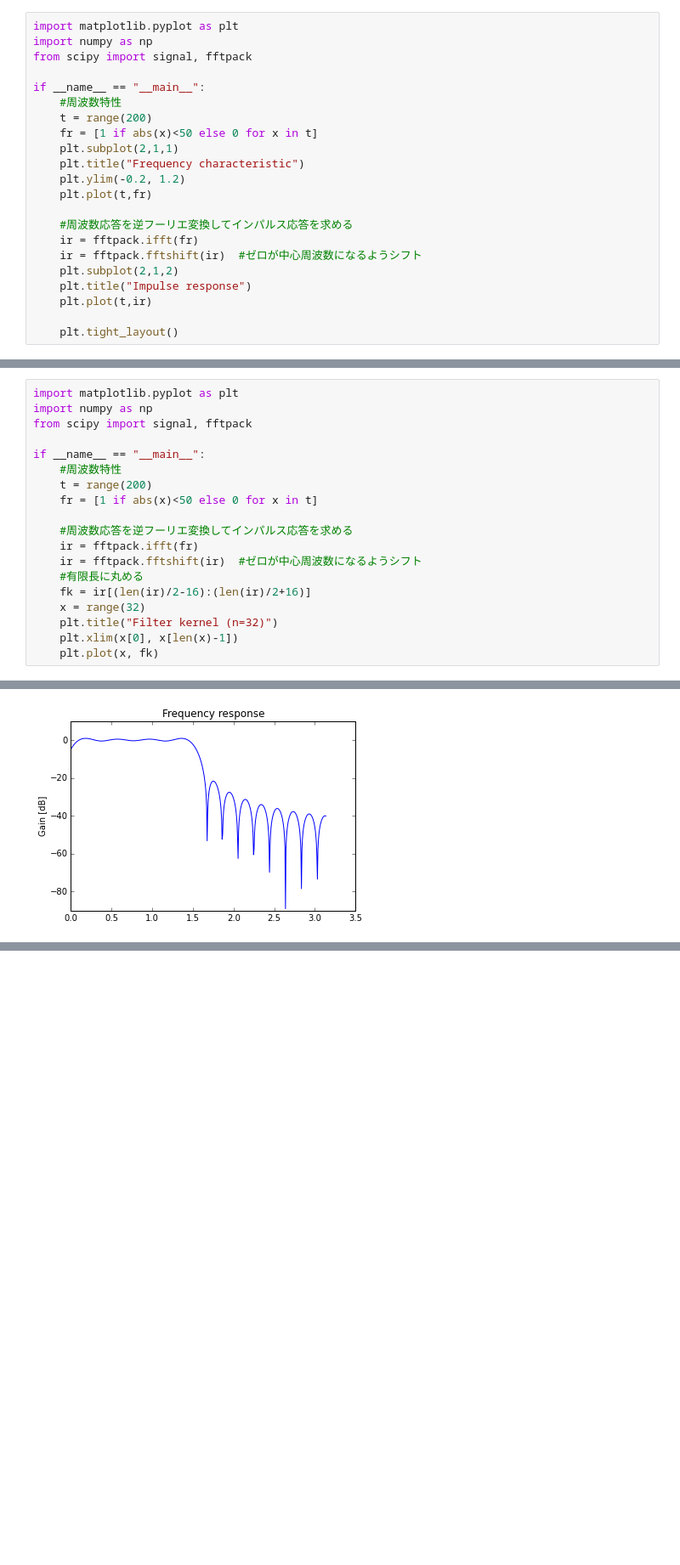
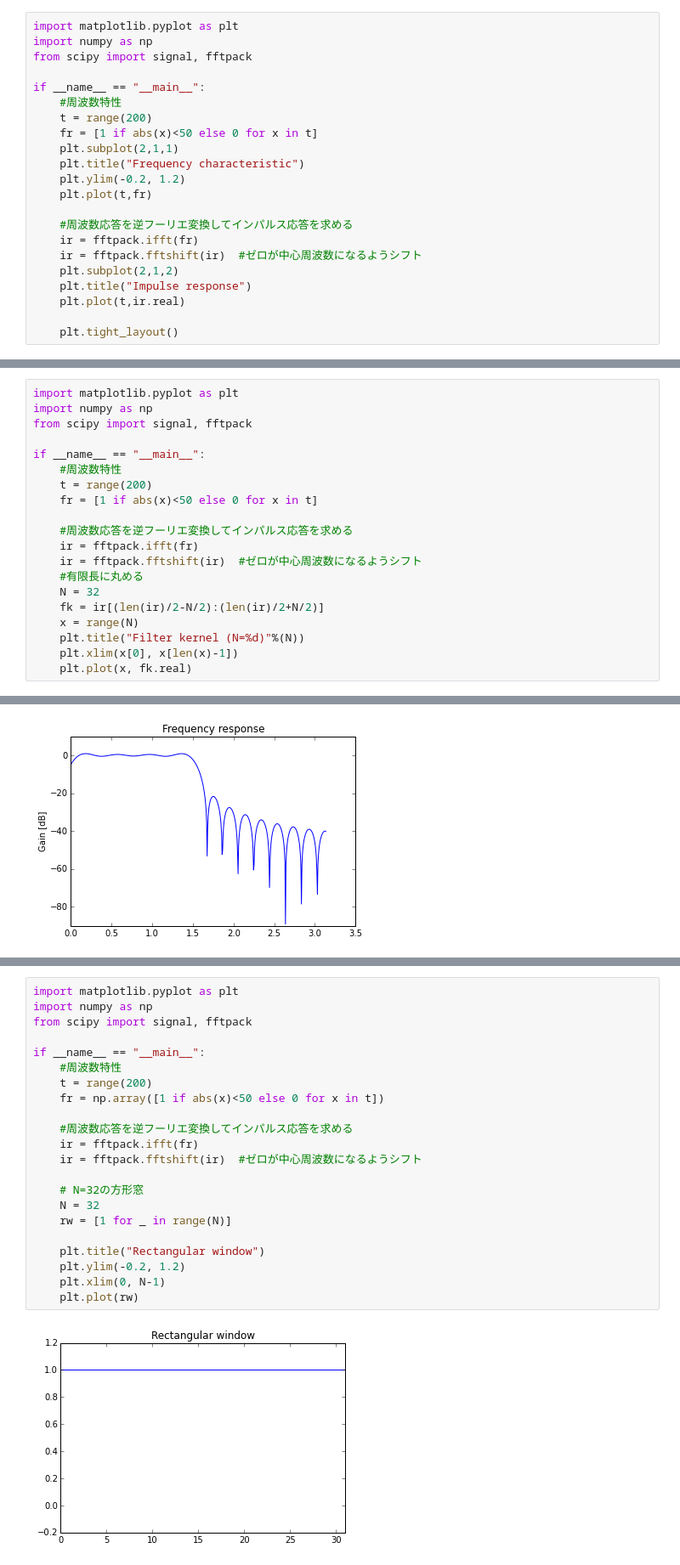
Before and after one commit to novoru/window_func, a Jupyter notebook: window_function.ipynb, the cells around one changed output, grey strips where cells are left out. Shown at 85% size. Cells and saved outputs as stored; diff of their text form; blank space fills up the shorter version.

```diff
--- a/window_function.ipynb
+++ b/window_function.ipynb
@@ -22,7 +22,7 @@ if __name__ == "__main__":
     ir = fftpack.fftshift(ir)  #ゼロが中心周波数になるようシフト
     plt.subplot(2,1,2)
     plt.title("Impulse response")
-    plt.plot(t,ir)
+    plt.plot(t,ir.real)
 
     plt.tight_layout()
 # %% [output]
@@ -44,11 +44,12 @@ if __name__ == "__main__":
     ir = fftpack.ifft(fr)
     ir = fftpack.fftshift(ir)  #ゼロが中心周波数になるようシフト
     #有限長に丸める
-    fk = ir[(len(ir)/2-16):(len(ir)/2+16)]
-    x = range(32)
-    plt.title("Filter kernel (n=32)")
+    N = 32
+    fk = ir[(len(ir)/2-N/2):(len(ir)/2+N/2)]
+    x = range(N)
+    plt.title("Filter kernel (N=%d)"%(N))
     plt.xlim(x[0], x[len(x)-1])
-    plt.plot(x, fk)
+    plt.plot(x, fk.real)
 # %% [output]
 [figure]
 # %% [markdown]
@@ -85,0 +102,24 @@ if __name__ == "__main__":
+# %%
+import matplotlib.pyplot as plt
+import numpy as np
+from scipy import signal, fftpack
+
+if __name__ == "__main__":
+    #周波数特性
+    t = range(200)
+    fr = np.array([1 if abs(x)<50 else 0 for x in t])
+
+    #周波数応答を逆フーリエ変換してインパルス応答を求める
+    ir = fftpack.ifft(fr)
+    ir = fftpack.fftshift(ir)  #ゼロが中心周波数になるようシフト
+
+    # N=32の方形窓
+    N = 32
+    rw = [1 for _ in range(N)]
+
+    plt.title("Rectangular window")
+    plt.ylim(-0.2, 1.2)
+    plt.xlim(0, N-1)
+    plt.plot(rw)
+# %% [output]
+[figure, added]
```
Also changed, not shown: parts of 8 cells of this notebook.
